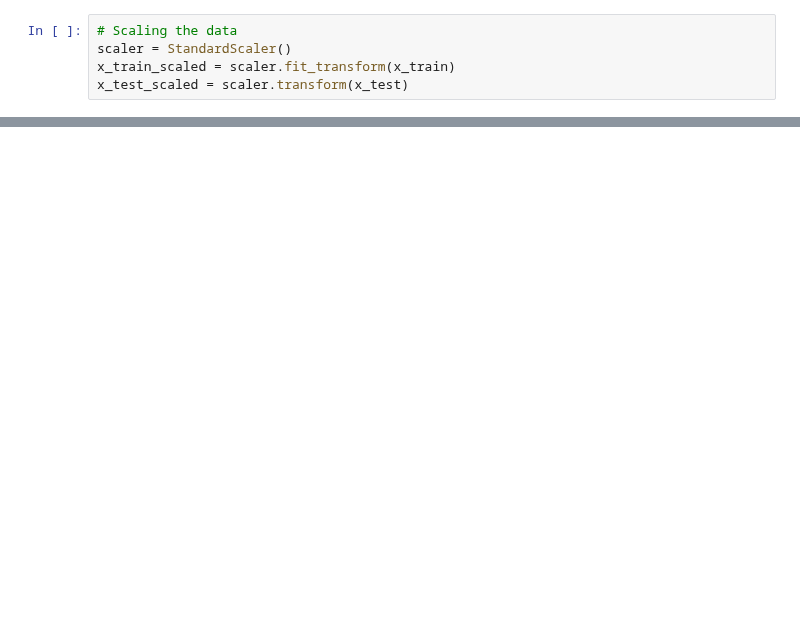
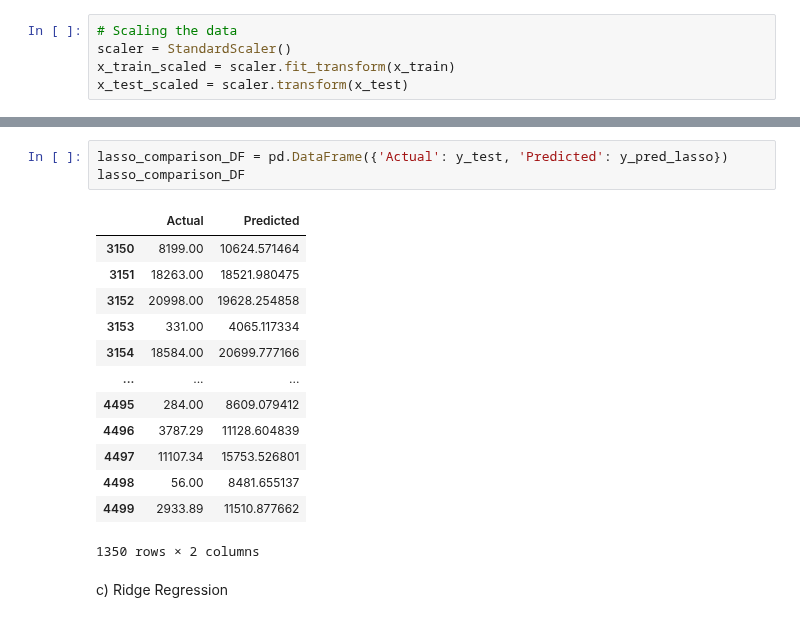
Before and after one commit to kazeulo/Project_197, a Jupyter notebook: ML_algorithms/linear_regression.ipynb, the cells around one changed output, grey strips where cells are left out. Saved outputs shown, nothing was run; the diff lists cells and outputs as text; blank space fills up the shorter version.

```diff
--- a/ML_algorithms/linear_regression.ipynb
+++ b/ML_algorithms/linear_regression.ipynb
@@ -704,0 +358,19 @@ MAPE: 4490.882837555264
+# %%
+lasso_comparison_DF = pd.DataFrame({'Actual': y_test, 'Predicted': y_pred_lasso})
+lasso_comparison_DF
+# %% [output]
+|  | Actual | Predicted |
+| 3150 | 8199.00 | 10624.571464 |
+| 3151 | 18263.00 | 18521.980475 |
+| 3152 | 20998.00 | 19628.254858 |
+| 3153 | 331.00 | 4065.117334 |
+| 3154 | 18584.00 | 20699.777166 |
+| ... | ... | ... |
+| 4495 | 284.00 | 8609.079412 |
+| 4496 | 3787.29 | 11128.604839 |
+| 4497 | 11107.34 | 15753.526801 |
+| 4498 | 56.00 | 8481.655137 |
+| 4499 | 2933.89 | 11510.877662 |
+1350 rows × 2 columns
+# %% [markdown]
+c) Ridge Regression
```
Also changed, not shown: parts of 82 cells of this notebook.
